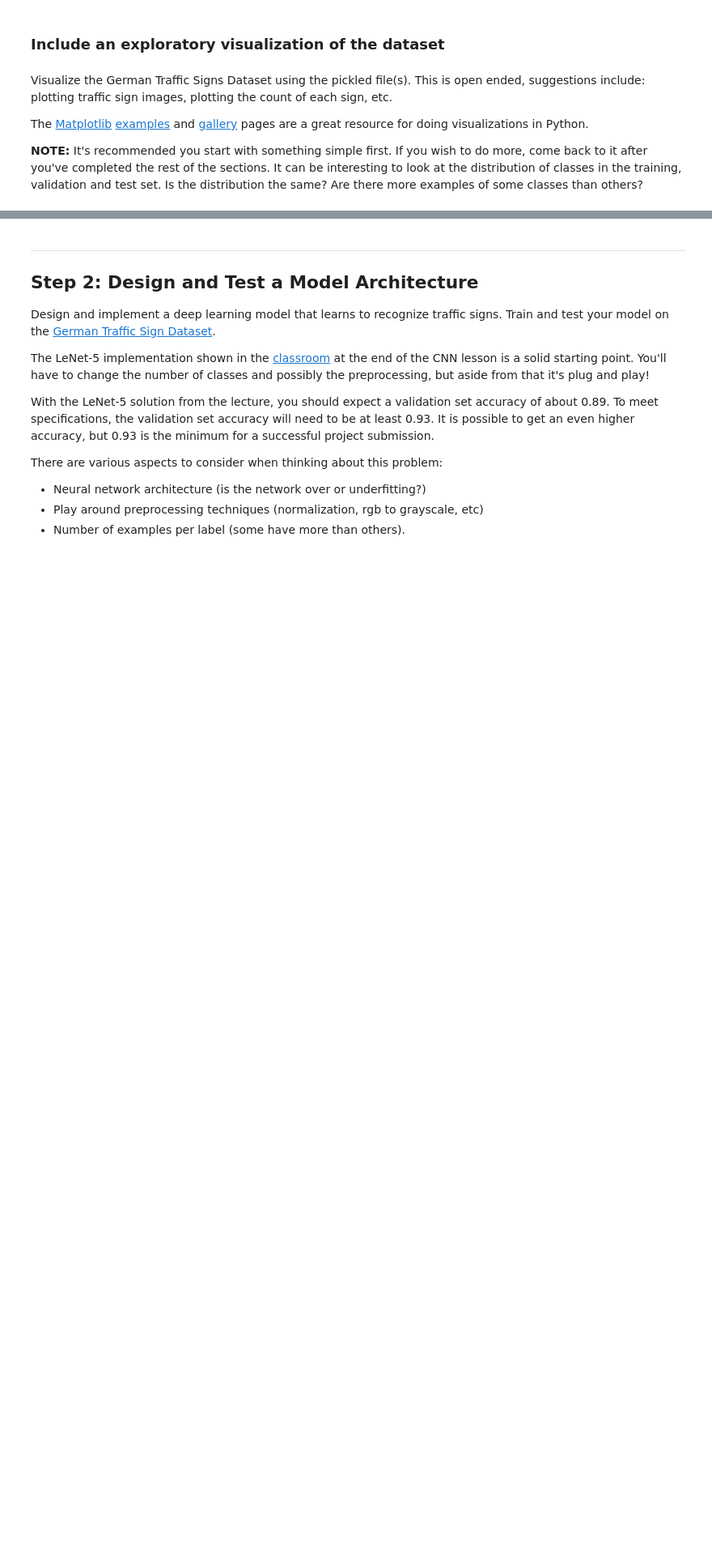
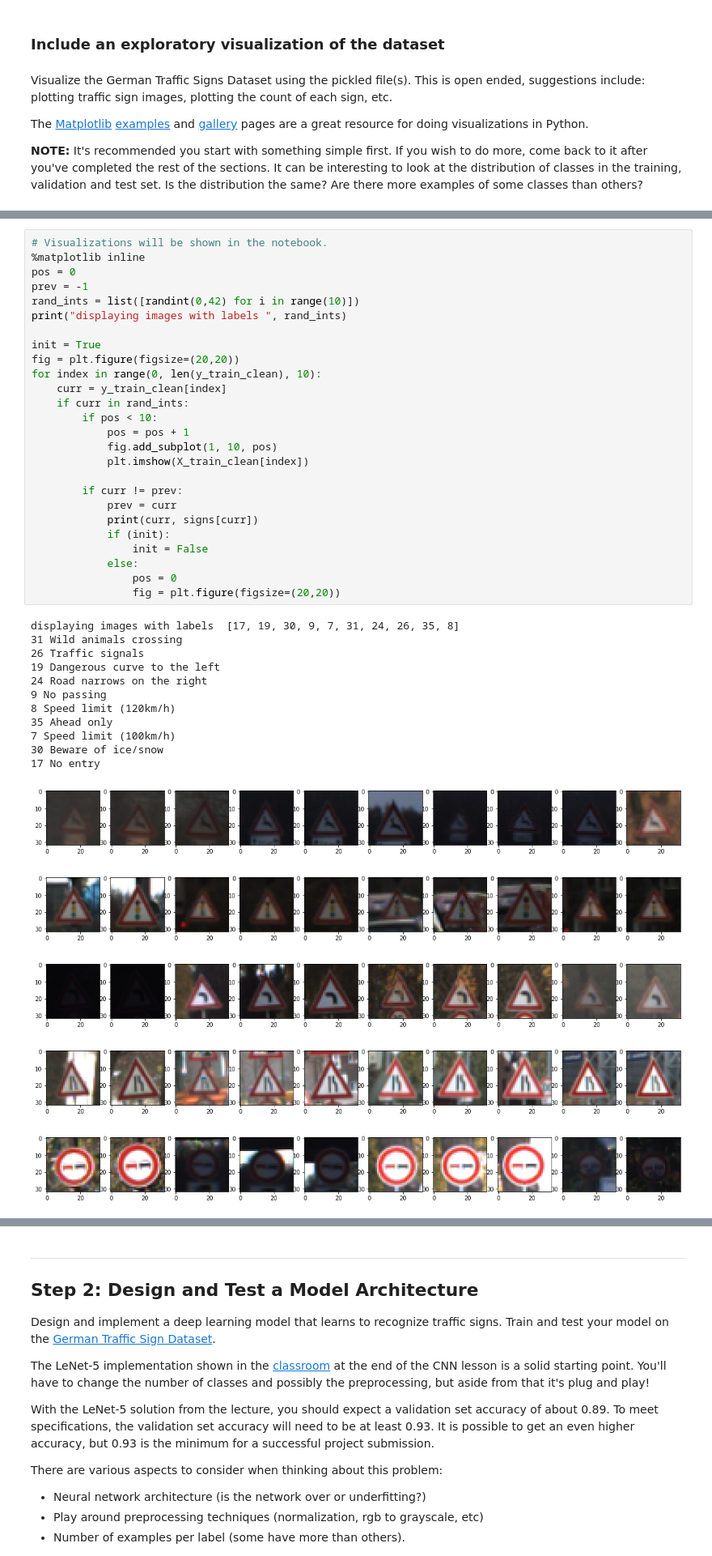
Before and after one commit to dhnkrn/Traffic-Sign-Classifier, a Jupyter notebook: Traffic_Sign_Classifier.ipynb, the cells around one changed output, grey strips where cells are left out. Shown at 81% size. Drawn from its saved outputs; the diff is of its cells as text; blank space fills up the shorter version.

```diff
--- a/Traffic_Sign_Classifier.ipynb
+++ b/Traffic_Sign_Classifier.ipynb
@@ -138,0 +145,43 @@ Speed limit (30km/h)
+# %%
+# Visualizations will be shown in the notebook.
+%matplotlib inline
+pos = 0
+prev = -1
+rand_ints = list([randint(0,42) for i in range(10)])
+print("displaying images with labels ", rand_ints)
+
+init = True
+fig = plt.figure(figsize=(20,20))
+for index in range(0, len(y_train_clean), 10):
+    curr = y_train_clean[index]
+    if curr in rand_ints:
+        if pos < 10:
+            pos = pos + 1
+            fig.add_subplot(1, 10, pos)
+            plt.imshow(X_train_clean[index])
+
+        if curr != prev:
+            prev = curr
+            print(curr, signs[curr])
+            if (init):
+                init = False
+            else:
+                pos = 0
+                fig = plt.figure(figsize=(20,20))
+# %% [output]
+displaying images with labels  [17, 19, 30, 9, 7, 31, 24, 26, 35, 8]
+31 Wild animals crossing
+26 Traffic signals
+19 Dangerous curve to the left
+24 Road narrows on the right
+9 No passing
+8 Speed limit (120km/h)
+35 Ahead only
+7 Speed limit (100km/h)
+30 Beware of ice/snow
+17 No entry
+[figure, added]
+[figure, added]
+[figure, added]
+[figure, added]
+[figure, added]
```
Also changed, not shown: parts of 23 cells of this notebook, 30 other files.
